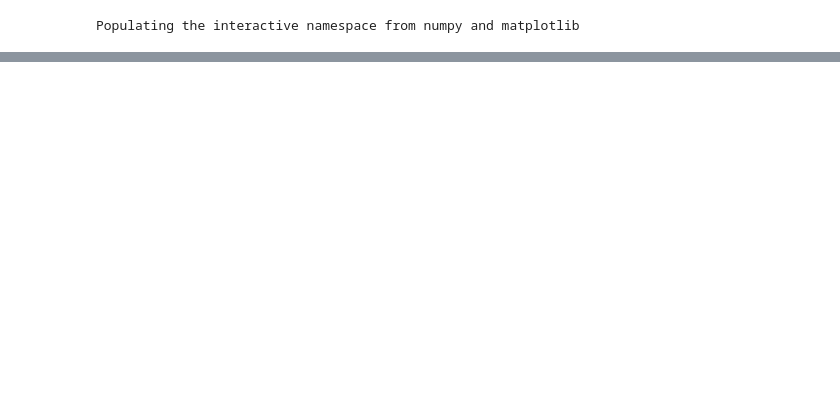
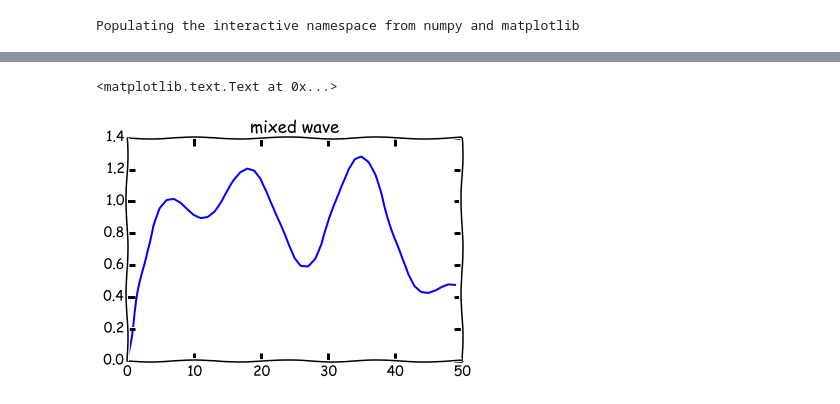
Before and after one commit to dmcltu/python, a Jupyter notebook: text.ipynb, the cells around one changed output, grey strips where cells are left out. Cells and saved outputs as stored; diff of their text form; code cells hidden in the pictures; blank space fills up the shorter version.

```diff
--- a/text.ipynb
+++ b/text.ipynb
@@ -11,0 +15,7 @@ plt.title('Whoo Hoo!!!')
+# %%
+x = sin(linspace(0,20))/4 + sin(linspace(0,10))/3 + sin(linspace(0,5))/2 + sin(linspace(0,2))
+plt.plot(x)
+plt.title('mixed wave')
+# %% [output]
+<matplotlib.text.Text at 0x...>
+[figure, added]
```
Also changed, not shown: parts of 3 cells of this notebook.
